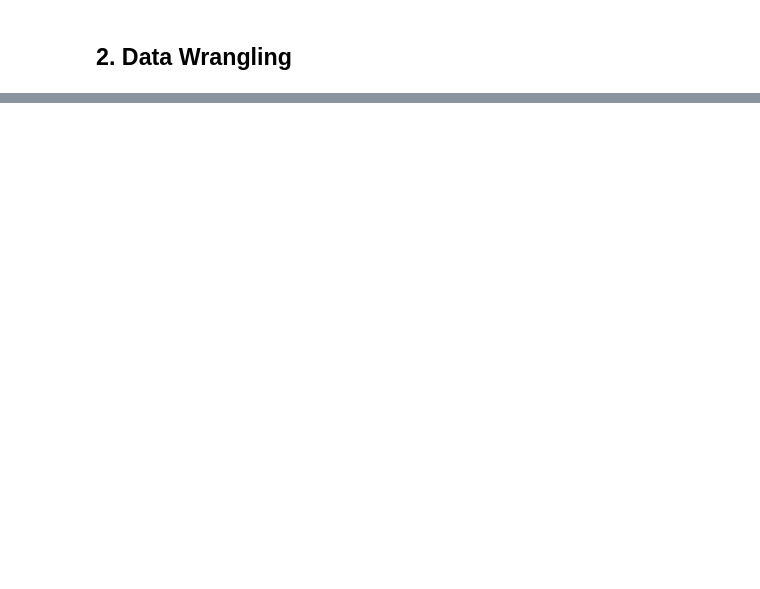
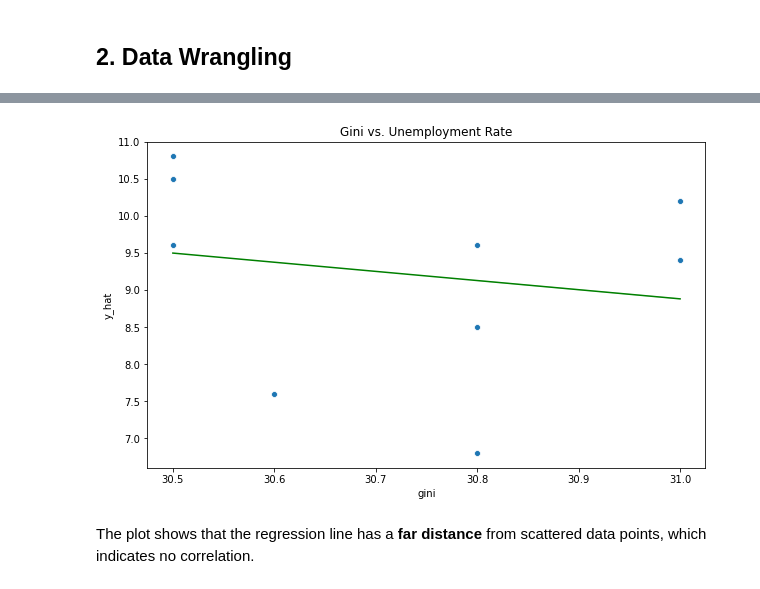
Before and after one commit to Malonk/unemployment_stats, a Jupyter notebook: notebooks/gini_cor.ipynb, the cells around one changed output, grey strips where cells are left out. Drawn from its saved outputs; the diff is of its cells as text; code cells hidden in the pictures; blank space fills up the shorter version.

```diff
--- a/notebooks/gini_cor.ipynb
+++ b/notebooks/gini_cor.ipynb
@@ -525,0 +245,4 @@ new_gini5 = new_gini4.loc[new_gini4['year'] == '2010']
+# %%
+# Join gini7 with unemp4
+gini_unemp_comb = pd.merge(gini7, unemp4, how = 'inner', on = 'year').sort_values('year')
+gini_unemp_comb
@@ -525,0 +264,7 @@ new_gini5 = new_gini4.loc[new_gini4['year'] == '2010']
+# %%
+x = gini_unemp_comb['gini']
+y = gini_unemp_comb['unemployment']
+X = sm.add_constant(x)
+# %%
+# Ordinary Least Squares
+model = sm.OLS(y, X).fit()
@@ -525,0 +300,3 @@ new_gini5 = new_gini4.loc[new_gini4['year'] == '2010']
+# %%
+gini_unemp_comb['y_hat'] = model.predict(X)
+gini_unemp_comb
@@ -525,0 +314,17 @@ new_gini5 = new_gini4.loc[new_gini4['year'] == '2010']
+# %%
+fig, ax = plt.subplots(figsize = (10,6))
+
+sns.scatterplot(data = gini_unemp_comb,
+                x = 'gini',
+                y = 'unemployment',
+                ax = ax);
+
+sns.lineplot(data = gini_unemp_comb,
+                x = 'gini',
+                y = 'y_hat',
+                color="green",
+                ax = ax).set(title='Gini vs. Unemployment Rate');
+# %% [output]
+[figure, added]
+# %% [markdown]
+The plot shows that the regression line has a **far distance** from scattered data points, which indicates no correlation.
```
Also changed, not shown: parts of 81 cells of this notebook, 16 other files.
